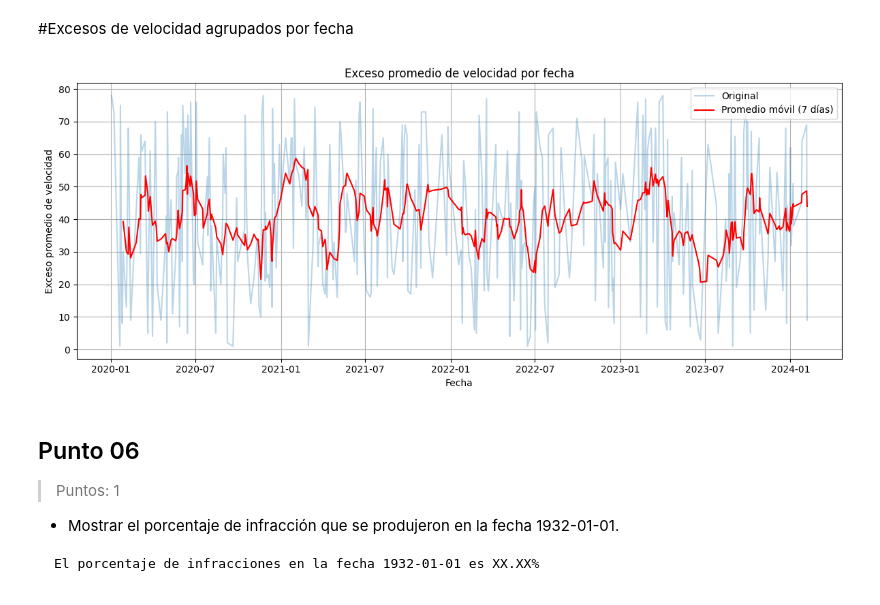
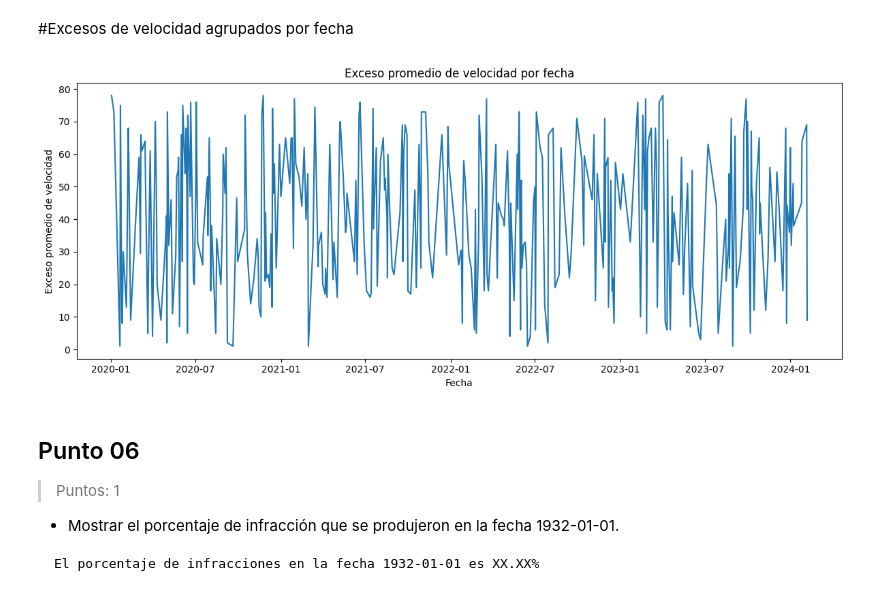
Before and after one commit to FrancoLavi/urban-flow-tp, a Jupyter notebook: Urban_Flow.ipynb, the cells around one changed output. Cells and saved outputs as stored; diff of their text form; code cells hidden in the pictures.

```diff
--- a/Urban_Flow.ipynb
+++ b/Urban_Flow.ipynb
@@ -741,25 +740,3 @@ plt.show()
 [figure]
 # %% [markdown]
 #Excesos de velocidad agrupados por hora
-# %%
-df["hora_dt"] = pd.to_datetime(df["hora"], format="%H:%M", errors="coerce")
-
-df["hora_solo"] = df["hora_dt"].dt.hour
-
-excesos_por_hora = (
-    df.groupby("hora_solo")["exceso_velocidad"]
-    .mean()
-    .sort_index()
-)
-plt.figure(figsize=(10, 5))
-excesos_por_hora.plot(kind="line", marker="o")
-
-plt.title("Exceso promedio de velocidad por hora")
-plt.xlabel("Hora del día")
-plt.ylabel("Exceso promedio")
-plt.xticks(range(0, 24))
-plt.grid(True)
-plt.tight_layout()
-
-plt.savefig("urban_flow/data/interim/plots/hour.jpg")
-plt.show()
@@ -770,34 +767,26 @@ plt.show()
 # %%
 df_fecha = df[df["fecha"] != pd.to_datetime("1932-01-01")]
 
 excesos_por_fecha = (
     df_fecha.groupby("fecha")["exceso_velocidad"]
     .mean()
     .sort_index()
 )
 
-
-excesos_suavizado = excesos_por_fecha.rolling(window=7).mean()
-
 plt.figure(figsize=(12, 5))
 
-
-plt.plot(excesos_por_fecha, alpha=0.3, label="Original")
-
-
-plt.plot(excesos_suavizado, color="red", label="Promedio móvil (7 días)")
+plt.plot(excesos_por_fecha)
 
 plt.title("Exceso promedio de velocidad por fecha")
 plt.xlabel("Fecha")
 plt.ylabel("Exceso promedio de velocidad")
-plt.legend()
-plt.grid(True)
+
 plt.tight_layout()
 
 plt.savefig("urban_flow/data/interim/plots/date.jpg")
 plt.show()
 # %% [output]
-[figure, old version]
+[figure, new version]
 # %% [markdown]
 ## Punto 06
 
```
Also changed, not shown: parts of 4 cells of this notebook.
